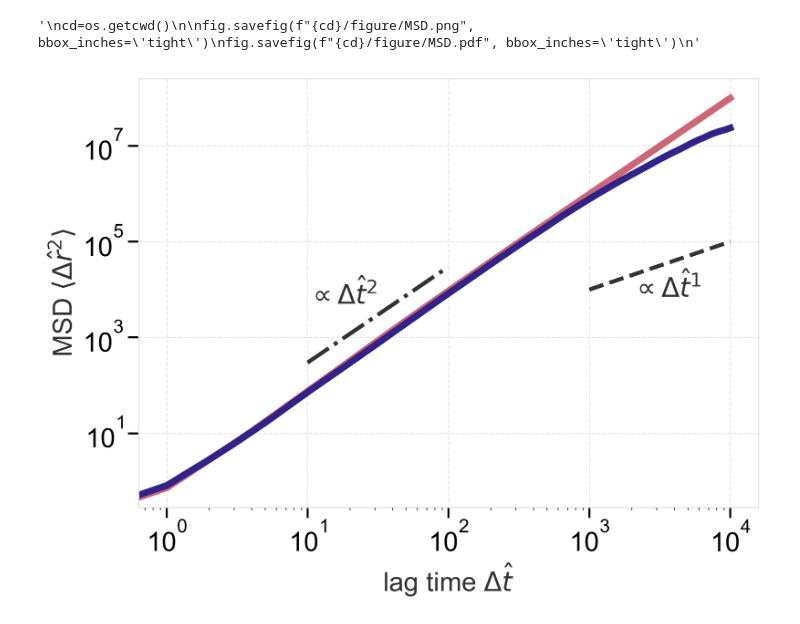
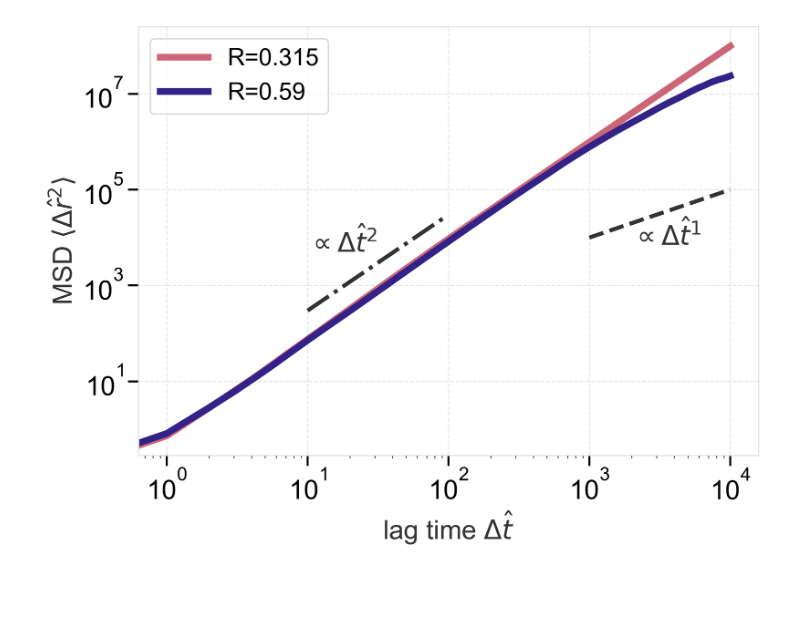
Before and after one commit to wppppupr/MTCargoSim, a Jupyter notebook: analysis/graph/MSD.ipynb, the cells around one changed output. Cells and saved outputs as stored; diff of their text form; code cells hidden in the pictures; blank space fills up the shorter version.

```diff
--- a/analysis/graph/MSD.ipynb
+++ b/analysis/graph/MSD.ipynb
@@ -17,45 +17,44 @@ for path in [path0315, path059]:
 
 plt.style.use('../../my_style.mplstyle')
 # %%
-len = datas[0].shape[1]
-t = np.arange(len)
+length = datas[0].shape[1]
+t = np.arange(length)
 fig, ax = plt.subplots()
 
 """
 for i in range(data.shape[0]):
     ax.plot(t, data[i, :], alpha=0.01, color="#333333")
 """
-for data in datas:
-    ax.plot(t, np.mean(data, axis=0), label='Ensemble', lw=5)
+for i in range(len(datas)):
+    ax.plot(t, np.mean(datas[i], axis=0), label=f"R={rs[i]}", lw=5)
 
 t1 = np.arange(1e3, 1e4)
 t2 = np.arange(1e1, 1e2)
 
 y1 = 1.0e1 * t1 ** 1.0
 y2 = 3.0e-0 * t2 ** 2.0
 
 ax.plot(t1, y1, c = '#333333', linestyle = '--')
 ax.plot(t2, y2, c = '#333333', linestyle = '-.')
 
 ax.text(2e3, 7e3, r'$\propto \Delta \hat{t}^{1}$', color='#333333')
 ax.text(1e1, 5e3, r'$\propto \Delta \hat{t}^{2}$', color='#333333')
 
+ax.legend()
 
 ax.set(
     #xlim=(1e0, 1e4),
     #ylim=(1e-1, 1e8),
     xscale='log',
     yscale='log',
     xlabel='lag time $\Delta \hat{t}$',
     ylabel='MSD $\\langle \\Delta \\hat{r}^2 \\rangle$'
     )
 
-"""
-cd=os.getcwd()
 
-fig.savefig(f"{cd}/figure/MSD.png", bbox_inches='tight')
-fig.savefig(f"{cd}/figure/MSD.pdf", bbox_inches='tight')
-"""
+cd=Path.cwd()
+
+fig.savefig(cd/"figure/MSD.png", bbox_inches='tight')
+fig.savefig(cd/"figure/MSD.pdf", bbox_inches='tight')
 # %% [output]
-'\ncd=os.getcwd()\n\nfig.savefig(f"{cd}/figure/MSD.png", bbox_inches=\'tight\')\nfig.savefig(f"{cd}/figure/MSD.pdf", bbox_inches=\'tight\')\n'
-[figure, old version]
+[figure, new version]
```
Also changed, not shown: parts of 1 cell of this notebook, 5 other files.
